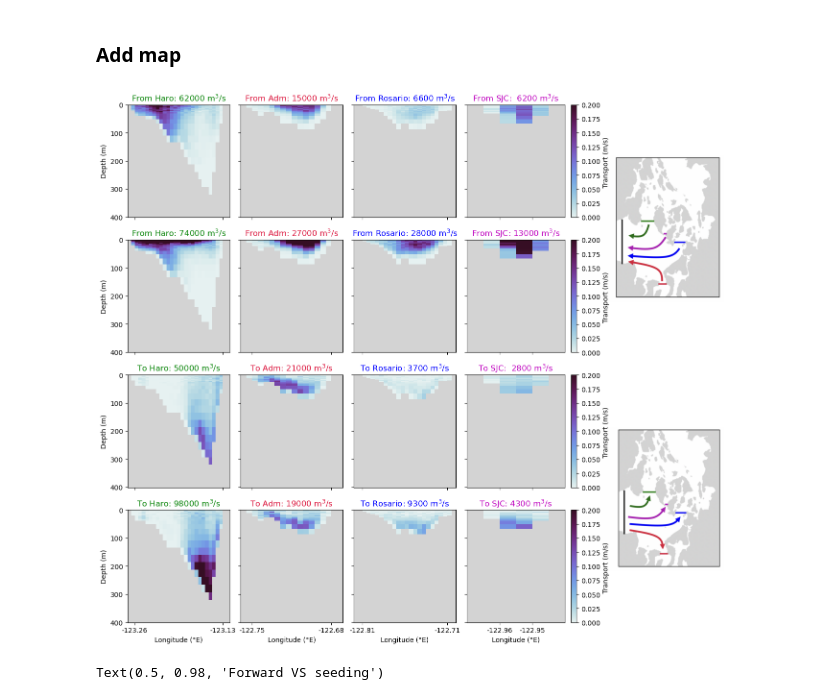
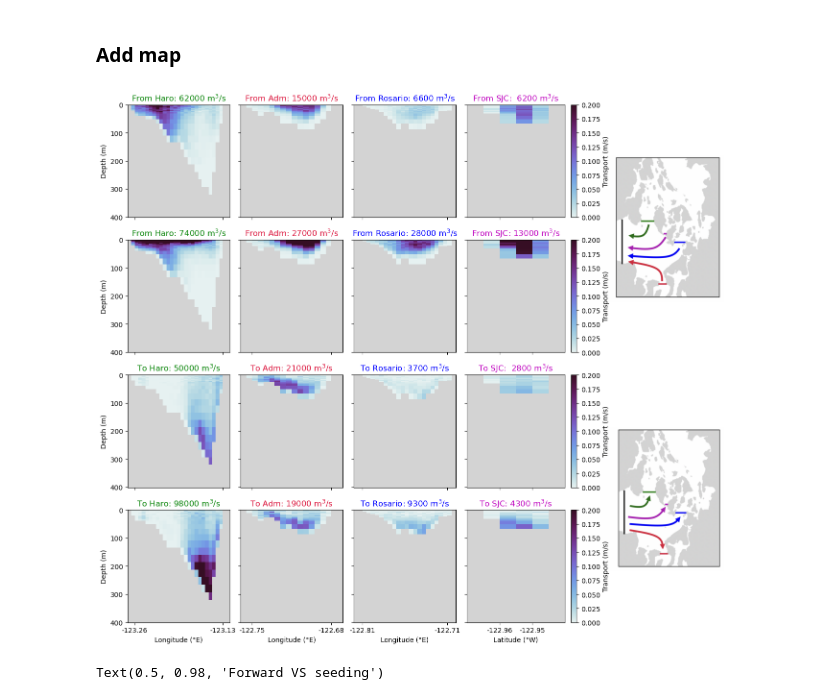
Before and after one commit to SalishSeaCast/analysis-camryn, a Jupyter notebook: Ariane/plot_monthly_averages.ipynb, the cells around one changed output. Drawn from its saved outputs; the diff is of its cells as text; code cells hidden in the pictures.

```diff
--- a/Ariane/plot_monthly_averages.ipynb
+++ b/Ariane/plot_monthly_averages.ipynb
@@ -43,7 +43,7 @@ def draw_patches(fmask, ll, ul, u_lons, w_depths,m2lon,back=False):
     return(pc)
 
 #TODO: Rename this function (in all files)
-def plotCS(axv,lonsec,zsec,transpsec,lonW,lonE,latgridi,depi,vmax,time,title,cblabel,ylabel,NW=False,back=False):
+def plotCS(axv,lonsec,zsec,transpsec,lonW,lonE,latgridi,depi,vmax,time,title,cblabel,ylabel,NW=False):
 
     if NW == True:
         latgridf = latgridi-1 #actually lon
@@ -92,7 +92,7 @@ def plotCS(axv,lonsec,zsec,transpsec,lonW,lonE,latgridi,depi,vmax,time,title,cbl
     axv.set_xticklabels(['{:.2f}'.format(label) for label in np.linspace(f_lons[lonW+2],f_lons[lonE-2],2)])
     axv.set_xticklabels(np.round(np.linspace(f_lons[lonW+2],f_lons[lonE-2],2),2))
 
-    pc = draw_patches(fmask, lonW, lonE, np.array(f_lons), np.array(w_depths[0]),m2lon,back)
+    pc = draw_patches(fmask, lonW, lonE, np.array(f_lons), np.array(w_depths[0]),m2lon)
     axv.add_collection(pc)
 
     if cblabel == True:
@@ -539,12 +598,12 @@ ax_center2.axis('off');
 
 plotCS(ax1,dict_all['harotovs3']['final_lon'][months[idx_dec]].dropna(),dict_all['harotovs3']['final_z'][months[idx_dec]].dropna(),dict_all['harotovs3']['final_transp'][months[idx_dec]].dropna(),lonWharo,lonEharo,latharo,38,0.2,23*days_month[idx_dec],title,False,True)
 plotCS(ax3,dict_all['rostovs3']['final_lon'][months[idx_dec]].dropna(),dict_all['rostovs3']['final_z'][months[idx_dec]].dropna(),dict_all['rostovs3']['final_transp'][months[idx_dec]].dropna(),lonWros,lonEros,latros,38,0.2,23*days_month[idx_dec],title2,False,False)
-plotCS(ax4,dict_all['sjctovs3']['final_lon'][months[idx_dec]].dropna(),dict_all['sjctovs3']['final_z'][months[idx_dec]].dropna(),dict_all['sjctovs3']['final_transp'][months[idx_dec]].dropna(),lonWsjc,lonEsjc,latsjc,38,0.2,23*days_month[idx_dec],title3,True,False)
+plotCS2(ax4,dict_all['sjctovs3']['final_lon'][months[idx_dec]].dropna(),dict_all['sjctovs3']['final_z'][months[idx_dec]].dropna(),dict_all['sjctovs3']['final_transp'][months[idx_dec]].dropna(),lonWsjc,lonEsjc,latsjc,38,0.2,23*days_month[idx_dec],title3,True,False)
 plotCS(ax2,dict_all['admtovs3']['final_lon'][months[idx_dec]].dropna(),dict_all['admtovs3']['final_z'][months[idx_dec]].dropna(),dict_all['admtovs3']['final_transp'][months[idx_dec]].dropna(),lonWadm3,lonEadm3,latadm3,38,0.2,23*days_month[idx_dec],title4,False,False)
 
 plotCS(ax5,dict_all['harotovs3']['final_lon'][months[idx_jun]].dropna(),dict_all['harotovs3']['final_z'][months[idx_jun]].dropna(),dict_all['harotovs3']['final_transp'][months[idx_jun]].dropna(),lonWharo,lonEharo,latharo,38,0.2,23*days_month[idx_jun],title5,False,True)
 plotCS(ax7,dict_all['rostovs3']['final_lon'][months[idx_jun]].dropna(),dict_all['rostovs3']['final_z'][months[idx_jun]].dropna(),dict_all['rostovs3']['final_transp'][months[idx_jun]].dropna(),lonWros,lonEros,latros,38,0.2,23*days_month[idx_jun],title6,False,False)
-plotCS(ax8,dict_all['sjctovs3']['final_lon'][months[idx_jun]].dropna(),dict_all['sjctovs3']['final_z'][months[idx_jun]].dropna(),dict_all['sjctovs3']['final_transp'][months[idx_jun]].dropna(),lonWsjc,lonEsjc,latsjc,38,0.2,23*days_month[idx_jun],title7,True,False)
+plotCS2(ax8,dict_all['sjctovs3']['final_lon'][months[idx_jun]].dropna(),dict_all['sjctovs3']['final_z'][months[idx_jun]].dropna(),dict_all['sjctovs3']['final_transp'][months[idx_jun]].dropna(),lonWsjc,lonEsjc,latsjc,38,0.2,23*days_month[idx_jun],title7,True,False)
 plotCS(ax6,dict_all['admtovs3']['final_lon'][months[idx_jun]].dropna(),dict_all['admtovs3']['final_z'][months[idx_jun]].dropna(),dict_all['admtovs3']['final_transp'][months[idx_jun]].dropna(),lonWadm3,lonEadm3,latadm3,38,0.2,23*days_month[idx_jun],title8,False,False)
 
 ax1.set_title(title,color='green')
@@ -577,12 +636,12 @@ ax16 = fig.add_subplot(gs[3, 3])
 
 plotCS(ax9,dict_all['vstoharo3']['final_lon'][months[idx_dec]].dropna(),dict_all['vstoharo3']['final_z'][months[idx_dec]].dropna(),dict_all['vstoharo3']['final_transp'][months[idx_dec]].dropna(),lonWharo,lonEharo,latharo,38,0.2,23*days_month[idx_dec],title,False,True)
 plotCS(ax11,dict_all['vstoros3']['final_lon'][months[idx_dec]].dropna(),dict_all['vstoros3']['final_z'][months[idx_dec]].dropna(),dict_all['vstoros3']['final_transp'][months[idx_dec]].dropna(),lonWros,lonEros,latros,38,0.2,23*days_month[idx_dec],title2,False,False)
-plotCS(ax12,dict_all['vstosjc3']['final_lon'][months[idx_dec]].dropna(),dict_all['vstosjc3']['final_z'][months[idx_dec]].dropna(),dict_all['vstosjc3']['final_transp'][months[idx_dec]].dropna(),lonWsjc,lonEsjc,latsjc,38,0.2,23*days_month[idx_dec],title3,True,False)
+plotCS2(ax12,dict_all['vstosjc3']['final_lon'][months[idx_dec]].dropna(),dict_all['vstosjc3']['final_z'][months[idx_dec]].dropna(),dict_all['vstosjc3']['final_transp'][months[idx_dec]].dropna(),lonWsjc,lonEsjc,latsjc,38,0.2,23*days_month[idx_dec],title3,True,False)
 plotCS(ax10,dict_all['vstoadm3']['final_lon'][months[idx_dec]].dropna(),dict_all['vstoadm3']['final_z'][months[idx_dec]].dropna(),dict_all['vstoadm3']['final_transp'][months[idx_dec]].dropna(),lonWadm3,lonEadm3,latadm3,38,0.2,23*days_month[idx_dec],title4,False,False)
 
 plotCS(ax13,dict_all['vstoharo3']['final_lon'][months[idx_jun]].dropna(),dict_all['vstoharo3']['final_z'][months[idx_jun]].dropna(),dict_all['vstoharo3']['final_transp'][months[idx_jun]].dropna(),lonWharo,lonEharo,latharo,38,0.2,23*days_month[idx_jun],title5,False,True)
 plotCS(ax15,dict_all['vstoros3']['final_lon'][months[idx_jun]].dropna(),dict_all['vstoros3']['final_z'][months[idx_jun]].dropna(),dict_all['vstoros3']['final_transp'][months[idx_jun]].dropna(),lonWros,lonEros,latros,38,0.2,23*days_month[idx_jun],title6,False,False)
-plotCS(ax16,dict_all['vstosjc3']['final_lon'][months[idx_jun]].dropna(),dict_all['vstosjc3']['final_z'][months[idx_jun]].dropna(),dict_all['vstosjc3']['final_transp'][months[idx_jun]].dropna(),lonWsjc,lonEsjc,latsjc,38,0.2,23*days_month[idx_jun],title7,True,False)
+plotCS2(ax16,dict_all['vstosjc3']['final_lon'][months[idx_jun]].dropna(),dict_all['vstosjc3']['final_z'][months[idx_jun]].dropna(),dict_all['vstosjc3']['final_transp'][months[idx_jun]].dropna(),lonWsjc,lonEsjc,latsjc,38,0.2,23*days_month[idx_jun],title7,True,False)
 plotCS(ax14,dict_all['vstoadm3']['final_lon'][months[idx_jun]].dropna(),dict_all['vstoadm3']['final_z'][months[idx_jun]].dropna(),dict_all['vstoadm3']['final_transp'][months[idx_jun]].dropna(),lonWadm3,lonEadm3,latadm3,38,0.2,23*days_month[idx_jun],title8,False,False)
 
 ax1.set_xlabel('')
@@ -595,34 +654,34 @@ ax7.set_xlabel('')
 ax8.set_xlabel('')
 ax9.set_xlabel('')
 ax10.set_xlabel('')
 ax11.set_xlabel('')
 ax12.set_xlabel('')
 
 ax9.set_title(title,color='green')
 ax10.set_title(title4,color='crimson')
 ax11.set_title(title2,color='b')
 ax12.set_title(title3,color='m')
 ax13.set_title(title5,color='green')
 ax14.set_title(title8,color='crimson')
 ax15.set_title(title6,color='b')
 ax16.set_title(title7,color='m')
 
 ax1.set_xticklabels([])
 ax2.set_xticklabels([])
 ax3.set_xticklabels([])
 ax4.set_xticklabels([])
 ax5.set_xticklabels([])
 ax6.set_xticklabels([])
 ax7.set_xticklabels([])
 ax8.set_xticklabels([])
 ax9.set_xticklabels([])
 ax10.set_xticklabels([])
 ax11.set_xticklabels([])
 ax12.set_xticklabels([])
 
 fig.subplots_adjust(wspace=0.1,hspace=0.20)
 # %% [output]
-[figure, old version]
+[figure, new version]
 # %%
 fig.savefig('/ocean/cstang/MOAD/analysis-camryn/Figures/ejdf_sections_wmap.png',bbox_inches='tight')
 # %%
```
Also changed, not shown: parts of 3 cells of this notebook.
